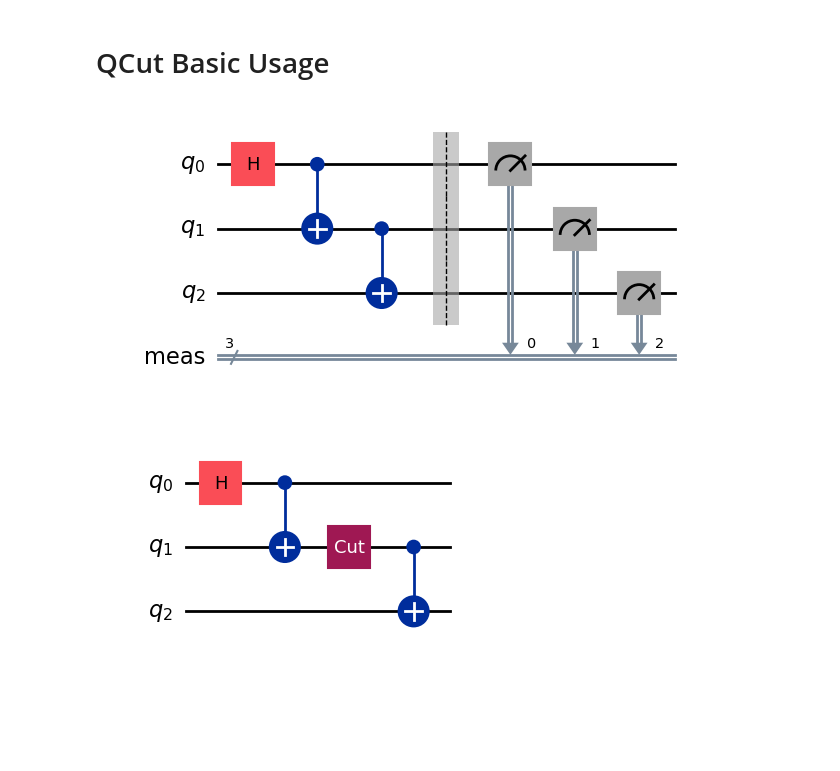
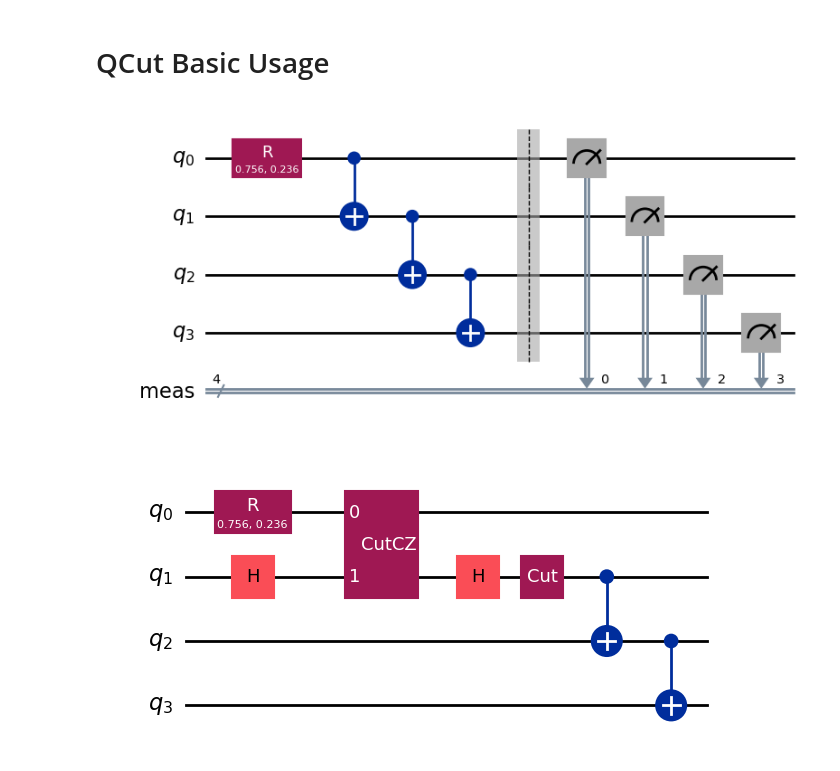
Before and after one commit to JooNiv/QCut, a Jupyter notebook: docs/examples/QCutBasicUsage.ipynb, the cells around one changed output. Drawn from its saved outputs; the diff is of its cells as text; code cells hidden in the pictures; blank space fills up the shorter version.

```diff
--- a/docs/examples/QCutBasicUsage.ipynb
+++ b/docs/examples/QCutBasicUsage.ipynb
@@ -9,25 +10,34 @@ from qiskit_aer.primitives import Estimator
 # %%
 #define initial circuit
 
-circuit = QuantumCircuit(3)
-circuit.h(0)
+circuit  =  QuantumCircuit(4)
+
+mult = 1.635
+circuit.r(mult*0.46262, mult*0.1446, 0)
 circuit.cx(0,1)
 circuit.cx(1,2)
+circuit.cx(2,3)
+
 circuit.measure_all()
 
 circuit.draw("mpl")
 # %% [output]
-[figure, old version]
+[figure, new version]
 # %%
-#insert cut
+#insert cuts
 
-cut_circuit = QuantumCircuit(3)
-cut_circuit.h(0)
-cut_circuit.cx(0,1)
+cut_circuit = QuantumCircuit(4)
+
+mult = 1.635
+cut_circuit.r(mult*0.46262, mult*0.1446, 0)
+cut_circuit.h(1)
+cut_circuit.append(cutCZ, [0,1])
+cut_circuit.h(1)
 cut_circuit.append(cut, [1])
 cut_circuit.cx(1,2)
+cut_circuit.cx(2,3)
 
 cut_circuit.draw("mpl")
 # %% [output]
-[figure, old version]
+[figure, new version]
 # %%
```
Also changed, not shown: parts of 12 cells of this notebook, 13 other files.
